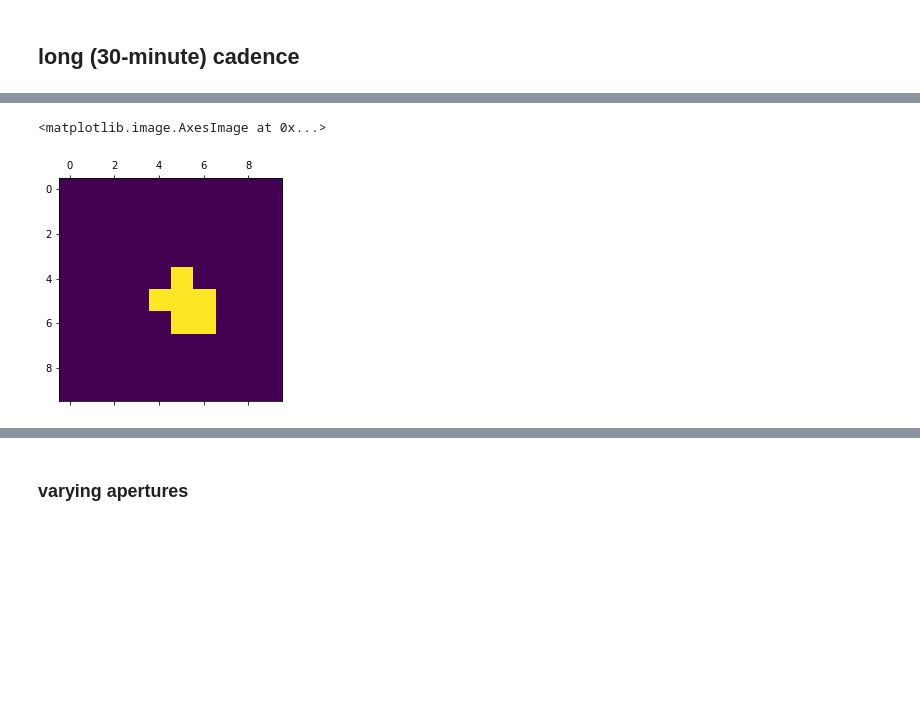
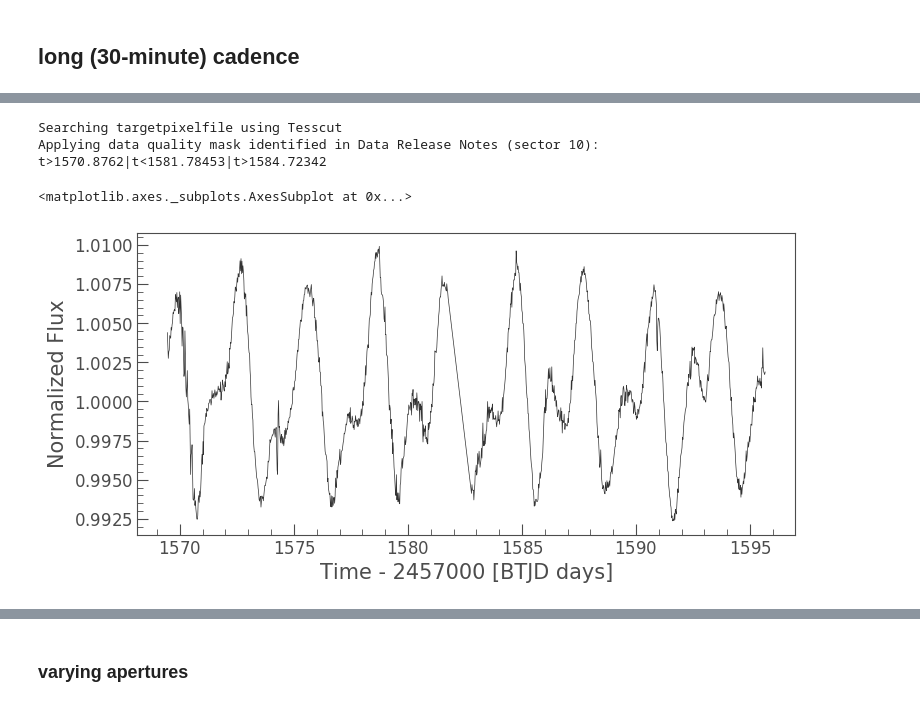
Before and after one commit to jpdeleon/chronos, a Jupyter notebook: notebooks/examples-lightcurves.ipynb, the cells around one changed output, grey strips where cells are left out. Saved outputs shown, nothing was run; the diff lists cells and outputs as text; code cells hidden in the pictures; blank space fills up the shorter version.

```diff
--- a/notebooks/examples-lightcurves.ipynb
+++ b/notebooks/examples-lightcurves.ipynb
@@ -43,9 +27,9 @@ aperture photometry mask: threshold
-# %%
-x = y = l.tpf_tesscut.shape[-1]//2
-tpf = l.tpf_tesscut.cutout(center=(x,y), size=10)
-
-aper_mask = cr.parse_aperture_mask(tpf, sap_mask=sap_mask, threshold_sigma=sigma)
-pl.matshow(aper_mask)
-# %% [output]
-<matplotlib.image.AxesImage at 0x...>
-[figure, removed]
+# %%
+lc = l.make_custom_lc()
+lc.plot();
+# %% [output]
+Searching targetpixelfile using Tesscut
+Applying data quality mask identified in Data Release Notes (sector 10):
+t>1570.8762|t<1581.78453|t>1584.72342
+<matplotlib.axes._subplots.AxesSubplot at 0x...>
+[figure, added]
```
Also changed, not shown: parts of 26 cells of this notebook, 11 other files.
